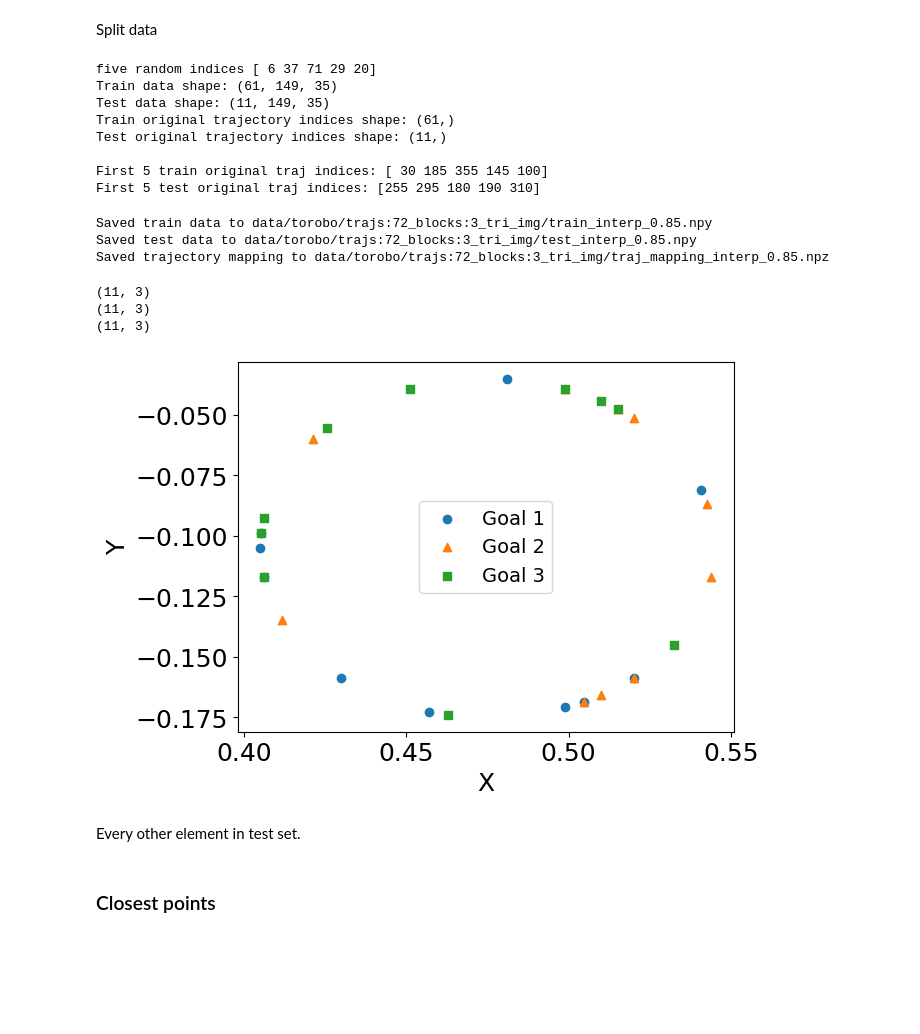
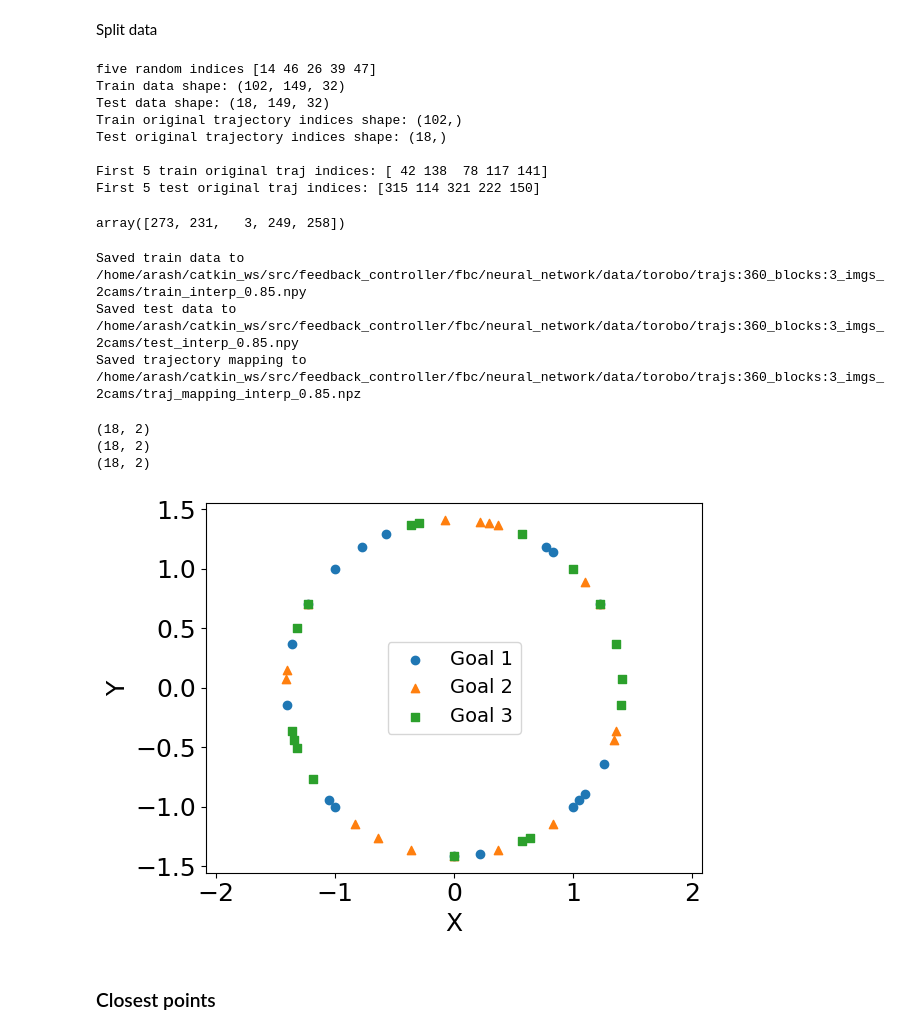
Before and after one commit to arash-mehrabi-z/dnfc-torobo, a Jupyter notebook: feedback_controller/fbc/neural_network/data.ipynb, the cells around one changed output. Cells and saved outputs as stored; diff of their text form; code cells hidden in the pictures; blank space fills up the shorter version.

```diff
--- a/feedback_controller/fbc/neural_network/data.ipynb
+++ b/feedback_controller/fbc/neural_network/data.ipynb
@@ -9,3 +9,6 @@ plt.rcParams['font.size'] = 18
 plt.rc('font', size=18)
 plt.rc('legend', fontsize=14)
 label_fontsize = 14
+
+root_dir = os.getcwd()
+print(root_dir)
@@ -12,7 +17,10 @@ label_fontsize = 14
 # %%
-ds_root_dir = "data/torobo/trajs:72_blocks:3" + "_tri_img" #"_triangle_v_scarce"
+ds_root_dir = "data/torobo/trajs:360_blocks:3_imgs_2cams"
+#"_tri_img" #"_triangle_v_scarce"
 # ds_root_dir = "data/torobo/trajs:500_blocks:3" + "_random"
 file_name = "train_ds.npy" #f"test_0.8.npy"
+
+ds_root_dir = os.path.join(root_dir, ds_root_dir)
 data_file_path = os.path.join(ds_root_dir, file_name)
 trajectories = np.load(data_file_path)
 print("trajectories.shape", trajectories.shape)
@@ -21,9 +29,9 @@ trajectories.shape (360, 149, 35)
 # %%
 def visualize(data1, data2, data3, idx):
     # Extract x, y, z coordinates for all datasets
-    x1, y1, z1 = data1[:idx, 0], data1[:idx, 1], data1[:idx, 2]
-    x2, y2, z2 = data2[:idx, 0], data2[:idx, 1], data2[:idx, 2]
-    x3, y3, z3 = data3[:idx, 0], data3[:idx, 1], data3[:idx, 2]
+    x1, y1 = data1[:idx, 0], data1[:idx, 1] #, data1[:idx, 2]
+    x2, y2 = data2[:idx, 0], data2[:idx, 1] #, data2[:idx, 2]
+    x3, y3 = data3[:idx, 0], data3[:idx, 1] #, data3[:idx, 2]
 
     # Create a 3D plot
     fig = plt.figure()
@@ -43,6 +51,7 @@ def visualize(data1, data2, data3, idx):
     plt.ylabel('Y')
     # ax.set_zlabel('Z')
     plt.legend()
+    plt.axis('equal')
 
     # Show the plot
     plt.show()
@@ -106,9 +97,12 @@ visualize(data1, data2, data3, idx=36)
 # %%
+print(trajectories.shape)
+
 # Keep track of which original trajectory indices are kept after making data scarce
-# Original indices: 0, 5, 10, 15, ... (every 5th trajectory)
-original_traj_indices = np.arange(0, trajectories.shape[0], 5)
+# Original indices: 0, 3, 6, 9, ... (every 5th trajectory)
+original_traj_indices = np.arange(0, trajectories.shape[0], 3)
 print("Original trajectory indices kept:", original_traj_indices[:10], "...")
 print("Number of scarce trajectories:", len(original_traj_indices))
 
-trajectories = scarce_trajectories
+scarce_trajectories = trajectories[original_traj_indices, :, :] #::3
+print(scarce_trajectories.shape)
 # %% [output]
@@ -196,14 +215,18 @@ print("Test original trajectory indices shape:", test_orig_indices.shape)
 print("\nFirst 5 train original traj indices:", train_orig_indices[:5])
 print("First 5 test original traj indices:", test_orig_indices[:5])
 # %% [output]
-five random indices [ 6 37 71 29 20]
-Train data shape: (61, 149, 35)
-Test data shape: (11, 149, 35)
-Train original trajectory indices shape: (61,)
-Test original trajectory indices shape: (11,)
+five random indices [14 46 26 39 47]
+Train data shape: (102, 149, 32)
+Test data shape: (18, 149, 32)
+Train original trajectory indices shape: (102,)
+Test original trajectory indices shape: (18,)
 
-First 5 train original traj indices: [ 30 185 355 145 100]
-First 5 test original traj indices: [255 295 180 190 310]
+First 5 train original traj indices: [ 42 138  78 117 141]
+First 5 test original traj indices: [315 114 321 222 150]
+# %%
+original_traj_indices[[91, 77,  1, 83, 86]]
+# %% [output]
+array([273, 231,   3, 249, 258])
 # %%
 # Save train and test data
 data_file_path = os.path.join(ds_root_dir, f'train_interp_{ratio}.npy')
@@ -222,25 +245,25 @@ np.savez(mapping_file_path,
          test_traj_indices=test_orig_indices)
 print(f"Saved trajectory mapping to {mapping_file_path}")
 # %% [output]
-Saved train data to data/torobo/trajs:72_blocks:3_tri_img/train_interp_0.85.npy
-Saved test data to data/torobo/trajs:72_blocks:3_tri_img/test_interp_0.85.npy
-Saved trajectory mapping to data/torobo/trajs:72_blocks:3_tri_img/traj_mapping_interp_0.85.npz
+Saved train data to /home/arash/catkin_ws/src/feedback_controller/fbc/neural_network/data/torobo/trajs:360_blocks:3_imgs_2cams/train_interp_0.85.npy
+Saved test data to /home/arash/catkin_ws/src/feedback_controller/fbc/neural_network/data/torobo/trajs:360_blocks:3_imgs_2cams/test_interp_0.85.npy
+Saved trajectory mapping to /home/arash/catkin_ws/src/feedback_controller/fbc/neural_network/data/torobo/trajs:360_blocks:3_imgs_2cams/traj_mapping_interp_0.85.npz
 # %%
-data1 = test_data[:, 0, 15:18]
+# Test data visualization
+
+data1 = test_data[:, 0, 15:17]
 print(data1.shape)
-data2 = test_data[:, 0, 18:21]
+data2 = test_data[:, 0, 17:19]
 print(data2.shape)
-data3 = test_data[:, 0, 21:24]
+data3 = test_data[:, 0, 19:21]
 print(data3.shape)
 
-visualize(data1, data2, data3, idx=-1)#len(data1))
+visualize(data1, data2, data3, idx=-1) #len(data1))
 # %% [output]
-(11, 3)
-(11, 3)
-(11, 3)
+(18, 2)
+(18, 2)
+(18, 2)
-[figure, old version]
+[figure, new version]
-# %% [markdown]
-Every other element in test set.
 # %% [markdown]
 ### Closest points
 # %%
```
Also changed, not shown: parts of 27 cells of this notebook, 4 other files.
